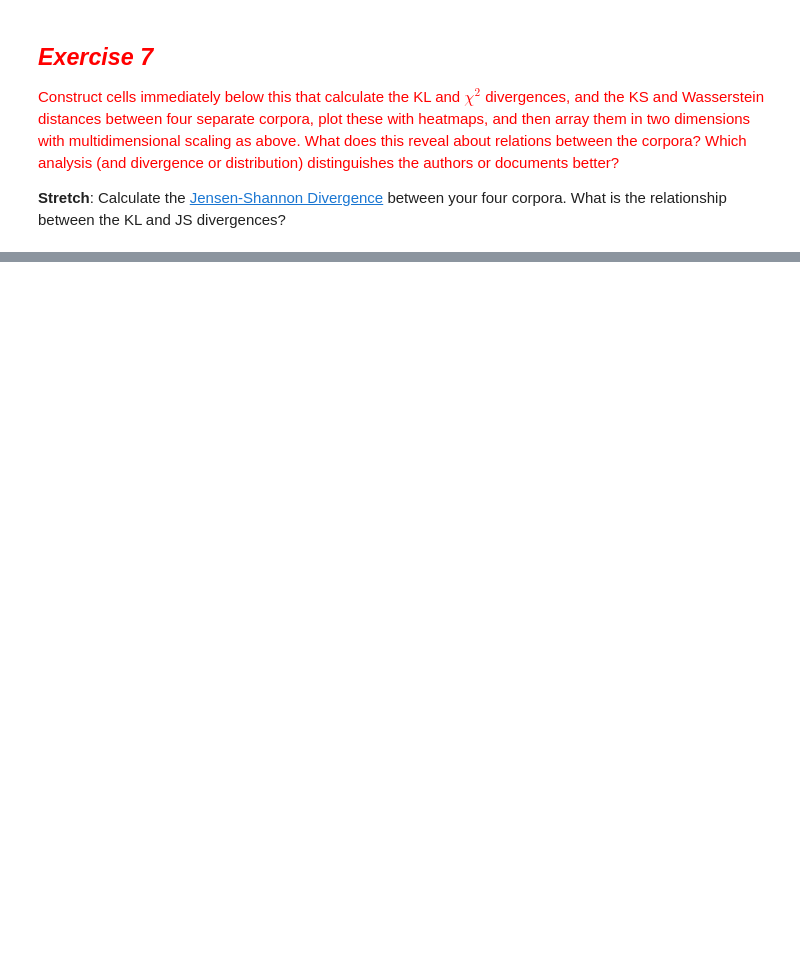
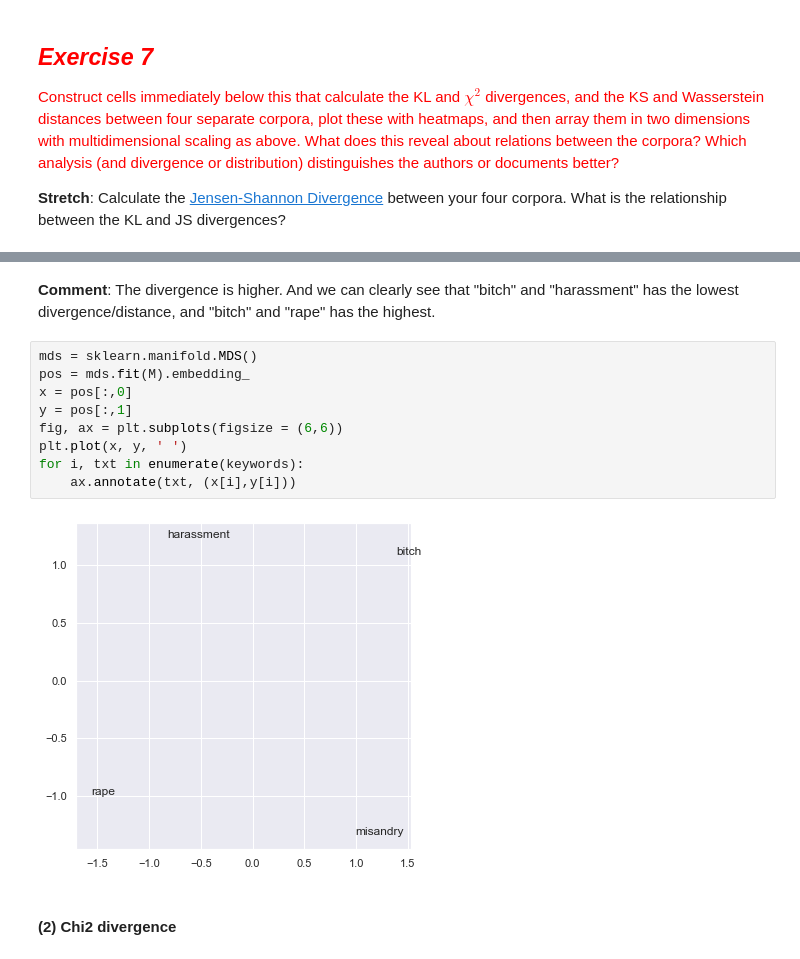
Before and after one commit to Qiuyu-Li/soci40133, a Jupyter notebook: 2-Computational-Linguistics.ipynb, the cells around one changed output, grey strips where cells are left out. Drawn from its saved outputs; the diff is of its cells as text; blank space fills up the shorter version.

```diff
--- a/2-Computational-Linguistics.ipynb
+++ b/2-Computational-Linguistics.ipynb
@@ -2652,0 +2913,15 @@ What are "The Passionate Pilgrim" and "The Phoenix and the Turtle"? Little known
+# %% [markdown]
+**Comment**: The divergence is higher. And we can clearly see that "bitch" and "harassment" has the lowest divergence/distance, and "bitch" and "rape" has the highest.
+# %%
+mds = sklearn.manifold.MDS()
+pos = mds.fit(M).embedding_
+x = pos[:,0]
+y = pos[:,1]
+fig, ax = plt.subplots(figsize = (6,6))
+plt.plot(x, y, ' ')
+for i, txt in enumerate(keywords):
+    ax.annotate(txt, (x[i],y[i]))
+# %% [output]
+[figure, added]
+# %% [markdown]
+#### (2) Chi2 divergence
```
Also changed, not shown: parts of 68 cells of this notebook, 2 other files.
